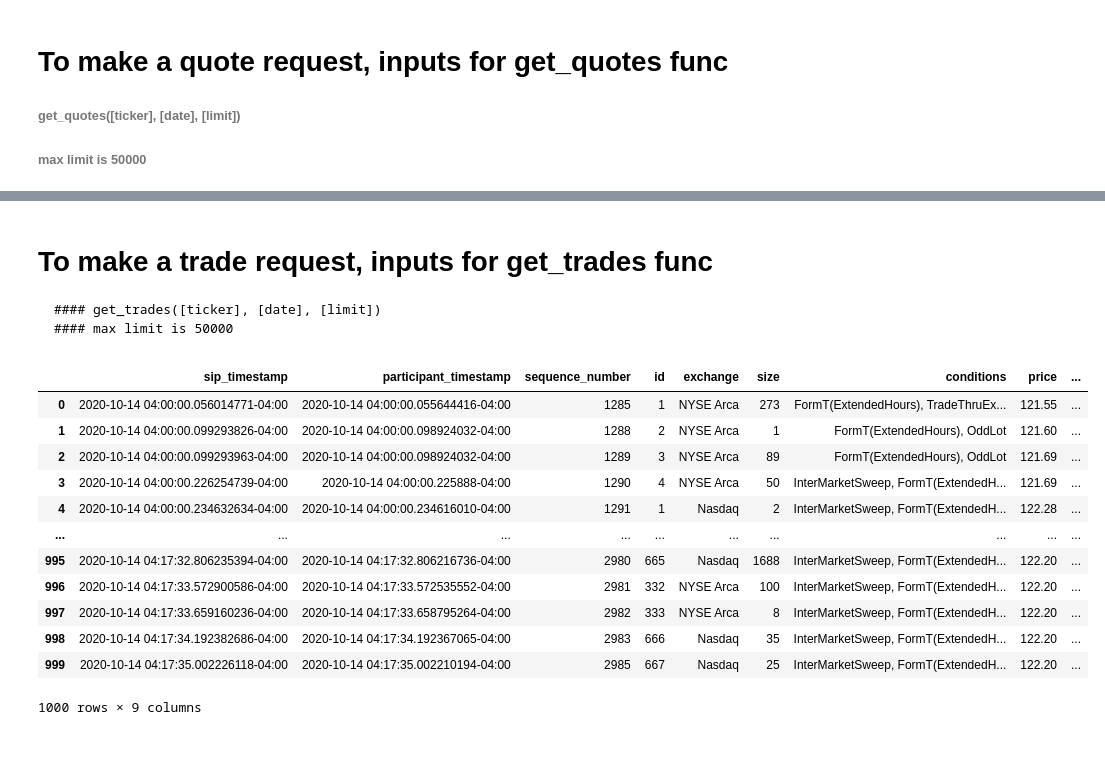
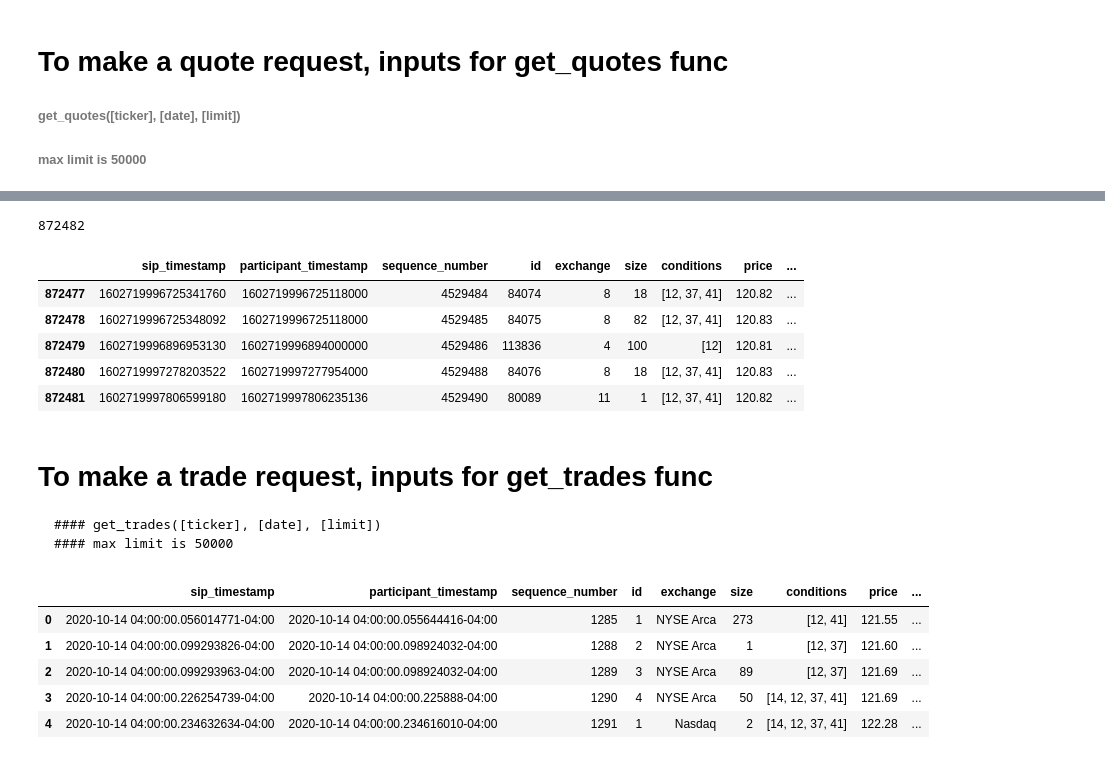
Before and after one commit to wiserlake0996/python_HLC, a Jupyter notebook: polygonIO_python/trades_quotes/quotes_trades_request.ipynb, the cells around one changed output, grey strips where cells are left out. Drawn from its saved outputs; the diff is of its cells as text; code cells hidden in the pictures.

```diff
--- a/polygonIO_python/trades_quotes/quotes_trades_request.ipynb
+++ b/polygonIO_python/trades_quotes/quotes_trades_request.ipynb
@@ -144,0 +223,4 @@ quotes_df.head()
+# %%
+len(trades)
+# %% [output]
+872482
@@ -145,10 +229,19 @@ quotes_df.head()
+# %%
+trades_df.tail()
+# %% [output]
+|  | sip_timestamp | participant_timestamp | sequence_number | id | exchange | size | conditions | price | ... |
+| 872477 | 1602719996725341760 | 1602719996725118000 | 4529484 | 84074 | 8 | 18 | [12, 37, 41] | 120.82 | ... |
+| 872478 | 1602719996725348092 | 1602719996725118000 | 4529485 | 84075 | 8 | 82 | [12, 37, 41] | 120.83 | ... |
+| 872479 | 1602719996896953130 | 1602719996894000000 | 4529486 | 113836 | 4 | 100 | [12] | 120.81 | ... |
+| 872480 | 1602719997278203522 | 1602719997277954000 | 4529488 | 84076 | 8 | 18 | [12, 37, 41] | 120.83 | ... |
+| 872481 | 1602719997806599180 | 1602719997806235136 | 4529490 | 80089 | 11 | 1 | [12, 37, 41] | 120.82 | ... |
 # %% [markdown]
 # To make a trade request, inputs for get_trades func
 
     #### get_trades([ticker], [date], [limit])
     #### max limit is 50000
 # %%
-trades = get_trades("AAPL", "2020-10-14", 3000)
+trades = get_trades("AAPL", "2020-10-14", 500000)
 trades = trades['results']
 # %%
 trades_df = pd.DataFrame(trades).rename(columns=trade_map)
@@ -156,19 +249,12 @@ trades_df['sip_timestamp'] =pd.to_datetime(trades_df['sip_timestamp']).dt.tz_loc
 trades_df['participant_timestamp'] =pd.to_datetime(trades_df['participant_timestamp']).dt.tz_localize('utc').dt.tz_convert(eastern)
 # %%
 trades_df = trades_df.replace({'exchange':exchange_list_dict})
-trades_df['conditions'] = trades_df['conditions'].apply(lambda x: update_condition_labels(trade_conditions, x))
-trades_df.head(1000)
+#trades_df['conditions'] = trades_df['conditions'].apply(lambda x: update_condition_labels(trade_conditions, x))
+trades_df.head()
 # %% [output]
 |  | sip_timestamp | participant_timestamp | sequence_number | id | exchange | size | conditions | price | ... |
-| 0 | 2020-10-14 04:00:00.056014771-04:00 | 2020-10-14 04:00:00.055644416-04:00 | 1285 | 1 | NYSE Arca | 273 | FormT(ExtendedHours), TradeThruEx... | 121.55 | ... |
-| 1 | 2020-10-14 04:00:00.099293826-04:00 | 2020-10-14 04:00:00.098924032-04:00 | 1288 | 2 | NYSE Arca | 1 | FormT(ExtendedHours), OddLot | 121.60 | ... |
-| 2 | 2020-10-14 04:00:00.099293963-04:00 | 2020-10-14 04:00:00.098924032-04:00 | 1289 | 3 | NYSE Arca | 89 | FormT(ExtendedHours), OddLot | 121.69 | ... |
-| 3 | 2020-10-14 04:00:00.226254739-04:00 | 2020-10-14 04:00:00.225888-04:00 | 1290 | 4 | NYSE Arca | 50 | InterMarketSweep, FormT(ExtendedH... | 121.69 | ... |
-| 4 | 2020-10-14 04:00:00.234632634-04:00 | 2020-10-14 04:00:00.234616010-04:00 | 1291 | 1 | Nasdaq | 2 | InterMarketSweep, FormT(ExtendedH... | 122.28 | ... |
-| ... | ... | ... | ... | ... | ... | ... | ... | ... | ... |
-| 995 | 2020-10-14 04:17:32.806235394-04:00 | 2020-10-14 04:17:32.806216736-04:00 | 2980 | 665 | Nasdaq | 1688 | InterMarketSweep, FormT(ExtendedH... | 122.20 | ... |
-| 996 | 2020-10-14 04:17:33.572900586-04:00 | 2020-10-14 04:17:33.572535552-04:00 | 2981 | 332 | NYSE Arca | 100 | InterMarketSweep, FormT(ExtendedH... | 122.20 | ... |
-| 997 | 2020-10-14 04:17:33.659160236-04:00 | 2020-10-14 04:17:33.658795264-04:00 | 2982 | 333 | NYSE Arca | 8 | InterMarketSweep, FormT(ExtendedH... | 122.20 | ... |
-| 998 | 2020-10-14 04:17:34.192382686-04:00 | 2020-10-14 04:17:34.192367065-04:00 | 2983 | 666 | Nasdaq | 35 | InterMarketSweep, FormT(ExtendedH... | 122.20 | ... |
-| 999 | 2020-10-14 04:17:35.002226118-04:00 | 2020-10-14 04:17:35.002210194-04:00 | 2985 | 667 | Nasdaq | 25 | InterMarketSweep, FormT(ExtendedH... | 122.20 | ... |
+| 0 | 2020-10-14 04:00:00.056014771-04:00 | 2020-10-14 04:00:00.055644416-04:00 | 1285 | 1 | NYSE Arca | 273 | [12, 41] | 121.55 | ... |
+| 1 | 2020-10-14 04:00:00.099293826-04:00 | 2020-10-14 04:00:00.098924032-04:00 | 1288 | 2 | NYSE Arca | 1 | [12, 37] | 121.60 | ... |
+| 2 | 2020-10-14 04:00:00.099293963-04:00 | 2020-10-14 04:00:00.098924032-04:00 | 1289 | 3 | NYSE Arca | 89 | [12, 37] | 121.69 | ... |
+| 3 | 2020-10-14 04:00:00.226254739-04:00 | 2020-10-14 04:00:00.225888-04:00 | 1290 | 4 | NYSE Arca | 50 | [14, 12, 37, 41] | 121.69 | ... |
+| 4 | 2020-10-14 04:00:00.234632634-04:00 | 2020-10-14 04:00:00.234616010-04:00 | 1291 | 1 | Nasdaq | 2 | [14, 12, 37, 41] | 122.28 | ... |
-1000 rows × 9 columns
```
Also changed, not shown: parts of 16 cells of this notebook, 2 other files.
